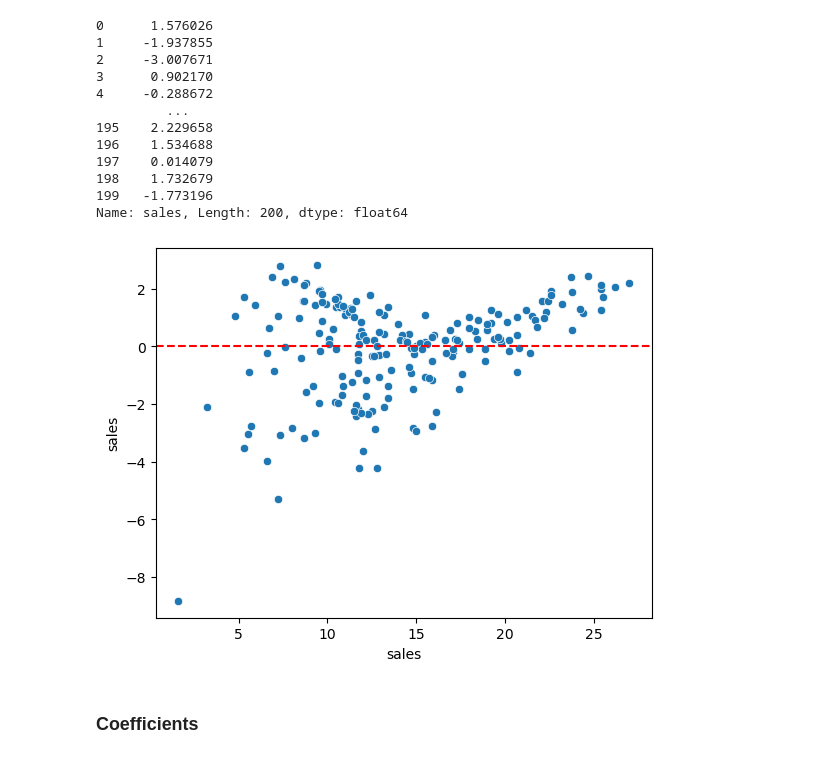
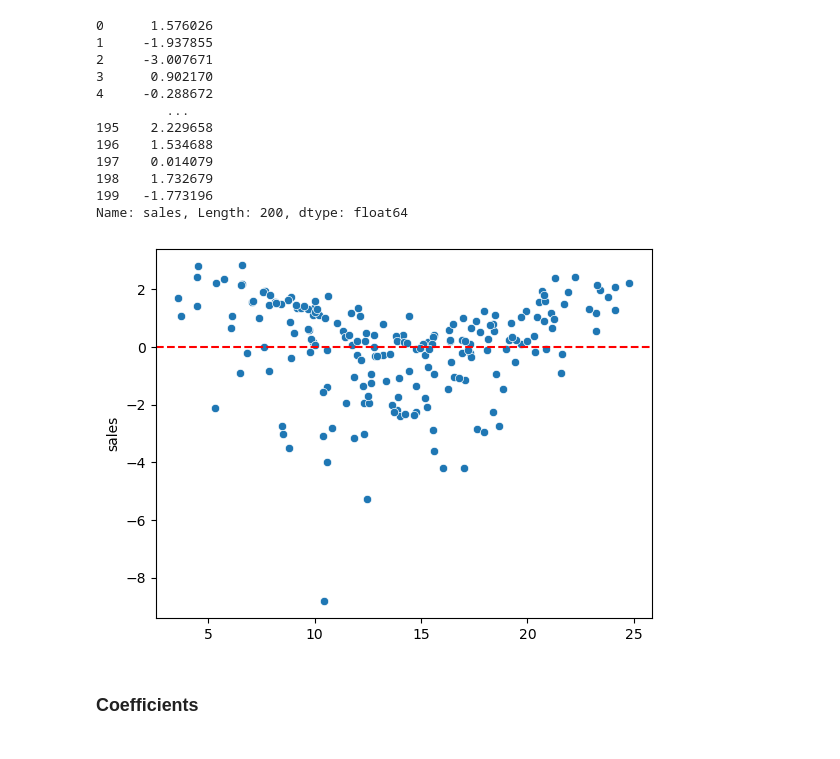
Before and after one commit to elipopovadev/Python-for-Machine-Learning-and-Data-Science-Masterclass, a Jupyter notebook: Machine Learning/Linear Regression/1-Linear-Regression-with-Scitkit-Learn.ipynb, the cells around one changed output. Cells and saved outputs as stored; diff of their text form; code cells hidden in the pictures.

```diff
--- a/Machine Learning/Linear Regression/01-Linear-Regression-with-Scitkit-Learn.ipynb
+++ b/Machine Learning/Linear Regression/1-Linear-Regression-with-Scitkit-Learn.ipynb
@@ -396,11 +413,11 @@ residuals
 199   -1.773196
 Name: sales, Length: 200, dtype: float64
 # %%
-sns.scatterplot(x=y,y=residuals)
+sns.scatterplot(x=y_hat,y=residuals)
 plt.axhline(y=0, color='r', linestyle='--')
 plt.show()
 # %% [output]
-[figure, old version]
+[figure, new version]
 # %% [markdown]
 ### Coefficients
 # %%
```
Also changed, not shown: parts of 18 cells of this notebook.
